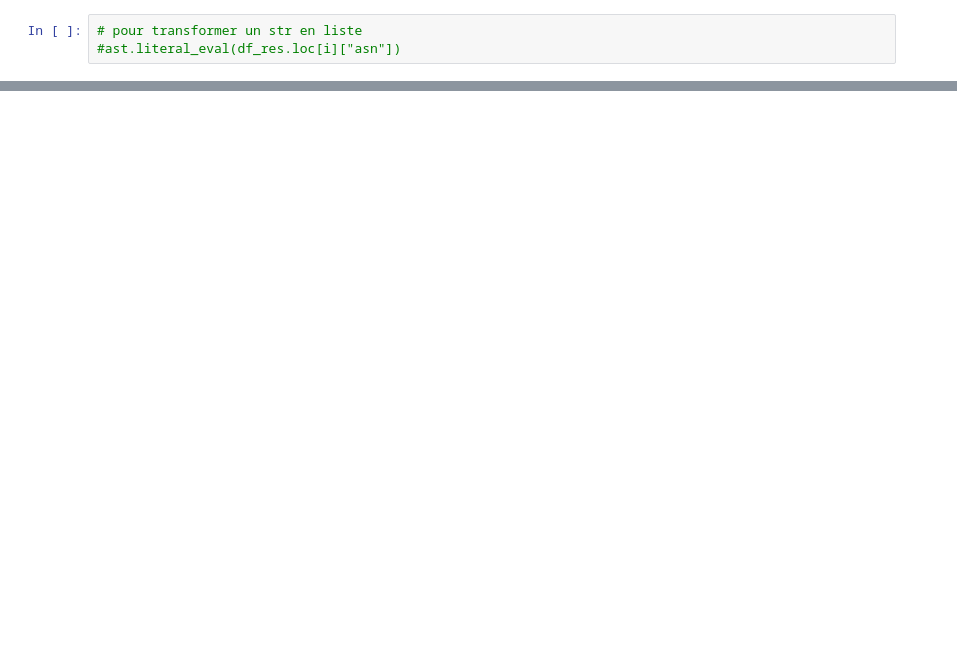
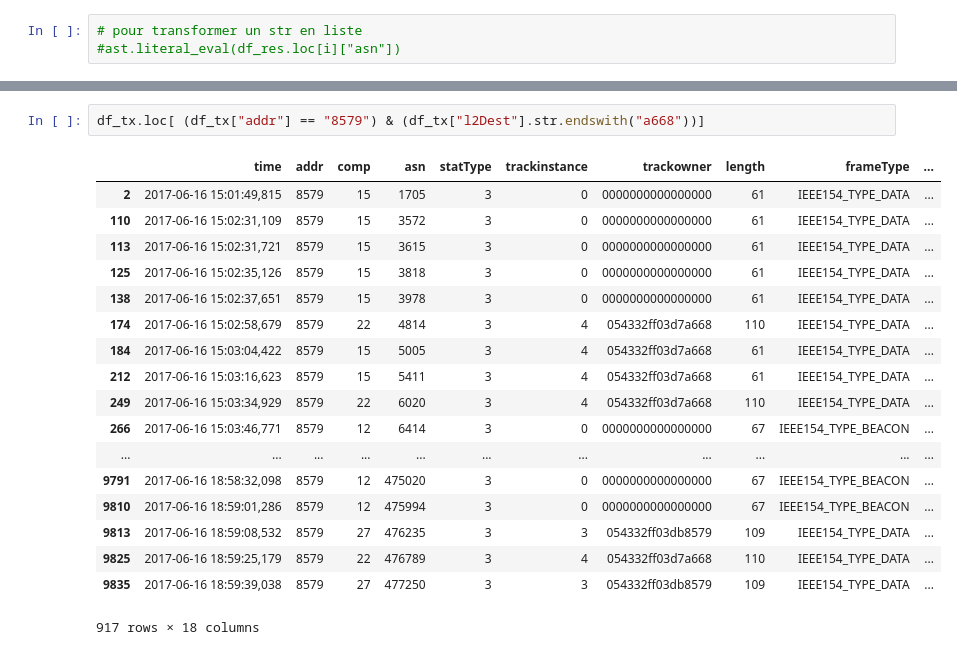
Before and after one commit to pomme-abricot/openwsn-sw, a Jupyter notebook: software/openAnalyzer/TEST_lecture_de_fichier.ipynb, the cells around one changed output, grey strips where cells are left out. Saved outputs shown, nothing was run; the diff lists cells and outputs as text; blank space fills up the shorter version.

```diff
--- a/software/openAnalyzer/TEST_lecture_de_fichier.ipynb
+++ b/software/openAnalyzer/TEST_lecture_de_fichier.ipynb
@@ -148,0 +158,21 @@ True
+# %%
+df_tx.loc[ (df_tx["addr"] == "8579") & (df_tx["l2Dest"].str.endswith("a668"))]
+# %% [output]
+|  | time | addr | comp | asn | statType | trackinstance | trackowner | length | frameType | ... |
+| 2 | 2017-06-16 15:01:49,815 | 8579 | 15 | 1705 | 3 | 0 | 0000000000000000 | 61 | IEEE154_TYPE_DATA | ... |
+| 110 | 2017-06-16 15:02:31,109 | 8579 | 15 | 3572 | 3 | 0 | 0000000000000000 | 61 | IEEE154_TYPE_DATA | ... |
+| 113 | 2017-06-16 15:02:31,721 | 8579 | 15 | 3615 | 3 | 0 | 0000000000000000 | 61 | IEEE154_TYPE_DATA | ... |
+| 125 | 2017-06-16 15:02:35,126 | 8579 | 15 | 3818 | 3 | 0 | 0000000000000000 | 61 | IEEE154_TYPE_DATA | ... |
+| 138 | 2017-06-16 15:02:37,651 | 8579 | 15 | 3978 | 3 | 0 | 0000000000000000 | 61 | IEEE154_TYPE_DATA | ... |
+| 174 | 2017-06-16 15:02:58,679 | 8579 | 22 | 4814 | 3 | 4 | 054332ff03d7a668 | 110 | IEEE154_TYPE_DATA | ... |
+| 184 | 2017-06-16 15:03:04,422 | 8579 | 15 | 5005 | 3 | 4 | 054332ff03d7a668 | 61 | IEEE154_TYPE_DATA | ... |
+| 212 | 2017-06-16 15:03:16,623 | 8579 | 15 | 5411 | 3 | 4 | 054332ff03d7a668 | 61 | IEEE154_TYPE_DATA | ... |
+| 249 | 2017-06-16 15:03:34,929 | 8579 | 22 | 6020 | 3 | 4 | 054332ff03d7a668 | 110 | IEEE154_TYPE_DATA | ... |
+| 266 | 2017-06-16 15:03:46,771 | 8579 | 12 | 6414 | 3 | 0 | 0000000000000000 | 67 | IEEE154_TYPE_BEACON | ... |
+| ... | ... | ... | ... | ... | ... | ... | ... | ... | ... | ... |
+| 9791 | 2017-06-16 18:58:32,098 | 8579 | 12 | 475020 | 3 | 0 | 0000000000000000 | 67 | IEEE154_TYPE_BEACON | ... |
+| 9810 | 2017-06-16 18:59:01,286 | 8579 | 12 | 475994 | 3 | 0 | 0000000000000000 | 67 | IEEE154_TYPE_BEACON | ... |
+| 9813 | 2017-06-16 18:59:08,532 | 8579 | 27 | 476235 | 3 | 3 | 054332ff03db8579 | 109 | IEEE154_TYPE_DATA | ... |
+| 9825 | 2017-06-16 18:59:25,179 | 8579 | 22 | 476789 | 3 | 4 | 054332ff03d7a668 | 110 | IEEE154_TYPE_DATA | ... |
+| 9835 | 2017-06-16 18:59:39,038 | 8579 | 27 | 477250 | 3 | 3 | 054332ff03db8579 | 109 | IEEE154_TYPE_DATA | ... |
+917 rows × 18 columns
```
Also changed, not shown: parts of 24 cells of this notebook, 9 other files.
